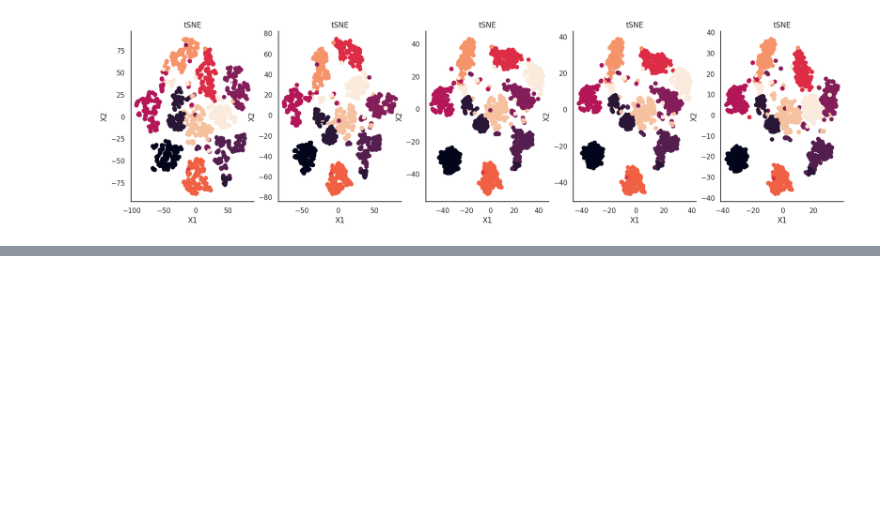
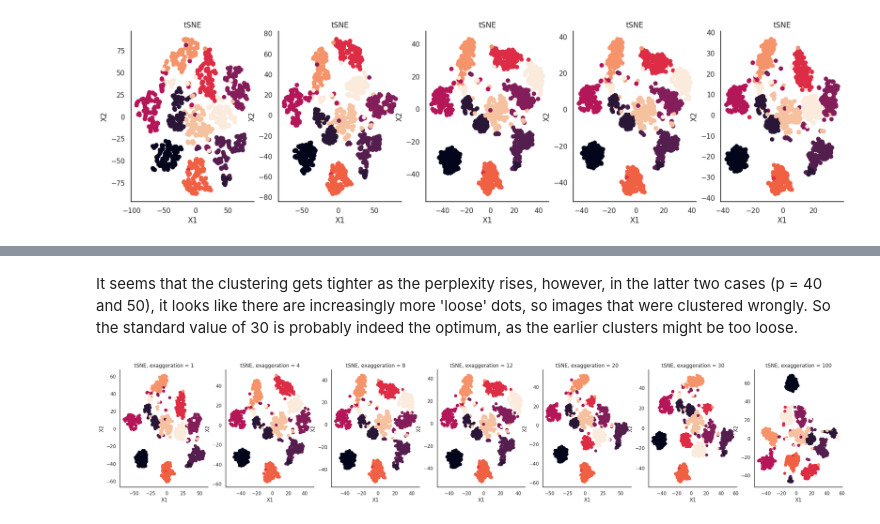
Before and after one commit to irenetiem/population-methods-IT, a Jupyter notebook: 03-dimensionality-reduction/exercises.ipynb, the cells around one changed output, grey strips where cells are left out. Drawn from its saved outputs; the diff is of its cells as text; code cells hidden in the pictures; blank space fills up the shorter version.

```diff
--- a/03-dimensionality-reduction/exercises.ipynb
+++ b/03-dimensionality-reduction/exercises.ipynb
@@ -316,30 +318,34 @@ plt.show()
+# %% [markdown]
+It seems that the clustering gets tighter as the perplexity rises, however, in the latter two cases (p = 40 and 50), it looks like there are increasingly more 'loose' dots, so images that were clustered wrongly. So the standard value of 30 is probably indeed the optimum, as the earlier clusters might be too loose.
 # %%
 # early_exaggeration : float, default=12.0
 #Controls how tight natural clusters in the original space are in
 #the embedded space and how much space will be between them. For
 #larger values, the space between natural clusters will be larger
 #in the embedded space. Again, the choice of this parameter is not
 #very critical. If the cost function increases during initial
 #optimization, the early exaggeration factor or the learning rate
 #might be too high.
 
 # because there should be 10 clusters (which might be quite a lot), it might be
 # nice to make the clusters tight
 
 # try a few values of early_exaggeration
-exag = [0, 4, 8, 12, 20, 30, 100]
-tsne = [TSNE(n_components=2,random_state=0, early_exaggeration  = exag[i]) for i in range(len(exag))]
+exag = [1, 4, 8, 12, 20, 30, 100]
+tsne = [TSNE(n_components=2,random_state=0, early_exaggeration  = float(exag[i])) for i in range(len(exag))]
 X_tsne = [tsne[i].fit_transform(X) for i in range(len(exag))]
 
 # plot it
-plt.figure(figsize=(25,5))
+plt.figure(figsize=(35,5))
 for i in range(len(exag)):
   plt.subplot(1,int(len(exag))+1,i+1)
   plt.scatter(X_tsne[i][:,0],X_tsne[i][:,1],c=dataset.target)
-  plt.title('tSNE')
+  plt.title('tSNE, exaggeration = {}'.format(exag[i]))
   plt.xlabel('X1')
   plt.ylabel('X2')
 plt.show()
+# %% [output]
+[figure, added]
 # %%
 mds = MDS(n_components=2,random_state=0,normalized_stress='auto')
 tsne = TSNE(n_components=2,random_state=0)
```
Also changed, not shown: parts of 2 cells of this notebook.
